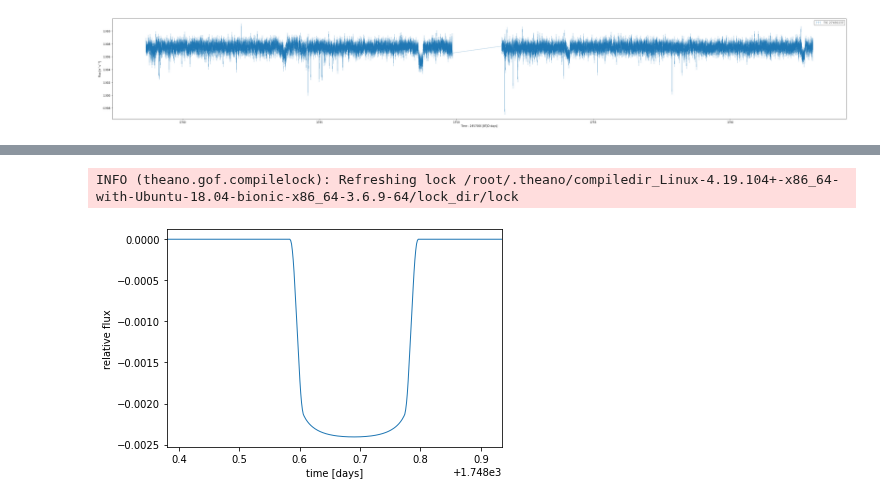
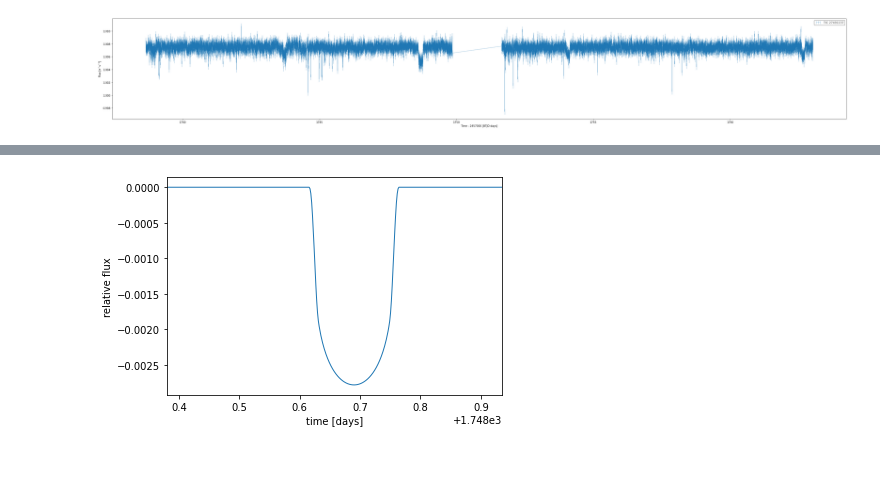
Before and after one commit to hughesymendes/TIC-27491137, a Jupyter notebook: dip2_sample.ipynb, the cells around one changed output, grey strips where cells are left out. Saved outputs shown, nothing was run; the diff lists cells and outputs as text; code cells hidden in the pictures; blank space fills up the shorter version.

```diff
--- a/dip2_sample.ipynb
+++ b/dip2_sample.ipynb
@@ -141,30 +122,31 @@ array([1748.38095812, 1748.38234699, 1748.38373586, 1748.38512472,
 # %%
 import numpy as np
 import exoplanet as xo
+import pymc3 as pm
+
 
 # The light curve calculation requires an orbit
-orbit = xo.orbits.KeplerianOrbit(period=np.random.uniform(1,50,1), t0 =1748.69, r_star = 0.78, m_star = 0.87)
+orbit = xo.orbits.KeplerianOrbit(period=10, t0 =1748.69, r_star = 0.78, m_star = 0.87)
 
 # Compute a limb-darkened light curve using starry
 t = np.linspace(1748.38095812,1748.93511565,400)
 #found values from a paper for Kepler and TESS that gives a=0.4984, b= 0.1939 (using quadratic law).
 # 'u' seems to be linear but is only given as one value whereas 'u' here is 2D so I've input values
 # In between the two closest stellar temps. paper-- https://arxiv.org/pdf/0912.2274.pdf
 
-u = [0.1, 0.19]
+u = [0.5, 0.15]
 light_curve = (
     xo.LimbDarkLightCurve(u)
-    .get_light_curve(orbit=orbit, r=0.037, t=t, texp=0.015)
+    .get_light_curve(orbit=orbit, r=0.037, t=t, texp=0.01)
     .eval()
 )
 # Note: the `eval` is needed because this is using Theano in
 # the background
 
 plt.plot(t, light_curve, color="C0", lw=1)
 plt.ylabel("relative flux")
 plt.xlabel("time [days]")
 _ = plt.xlim(t.min(), t.max())
 # %% [output]
-INFO (theano.gof.compilelock): Refreshing lock /root/.theano/compiledir_Linux-4.19.104+-x86_64-with-Ubuntu-18.04-bionic-x86_64-3.6.9-64/lock_dir/lock
-[figure, old version]
+[figure, new version]
 # %%
```
Also changed, not shown: parts of 11 cells of this notebook.
